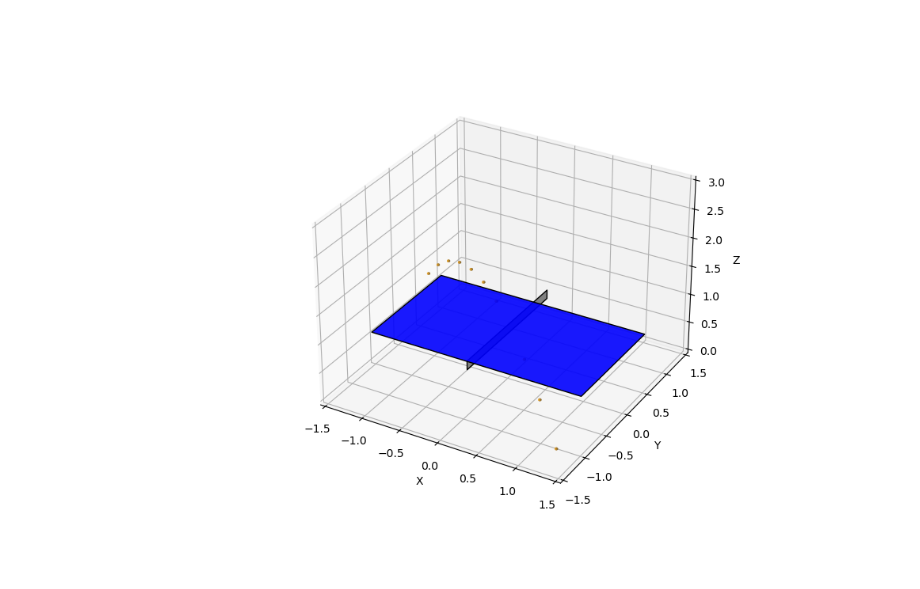
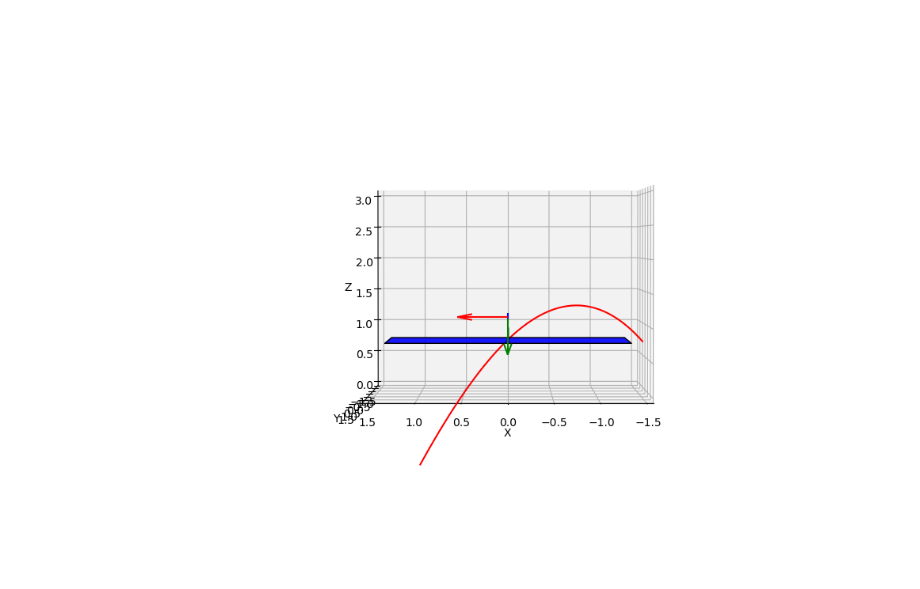
Before and after one commit to Priyanshu4/PingPongTracking, a Jupyter notebook: notebooks/plot_trajectory.ipynb, the cells around one changed output. Saved outputs shown, nothing was run; the diff lists cells and outputs as text; code cells hidden in the pictures.

Commit message:
Added 3D visualization tools such as viewing from the camera angle

```diff
--- a/notebooks/plot_trajectory.ipynb
+++ b/notebooks/plot_trajectory.ipynb
@@ -24,24 +26,23 @@ ball_state: StateVector = np.array([-1.5, 0.7, ball.radius + table.height, 0, 0,
 ball_states = [ball_state]
 
 # Generate future ball states using the transition function
-for i in range(10):
-    ball_state = fx(ball_state, 0.1, ball)
+for i in range(100):
+    ball_state = fx(ball_state, 0.01, ball)
     ball_states.append(ball_state)
+# %%
+# Define the camera pose, we will plot it
+camera_position = np.array([0, table.length/2 + 2, table.height + 0.5])
+camera_orientation = Rotation.from_euler('xyz', [90, 180, 0], degrees=True)
+camera = CameraPose(camera_position, camera_orientation, mirror_y=True)
 # %%
 %matplotlib widget
 fig = plt.figure(figsize=(10, 7))
 ax = fig.add_subplot(111, projection='3d')
 
-plot_table(ax, table)
-plot_ball_states(ax, ball, ball_states)
-
-ax.set_xlim3d(-1.5, 1.5)
-ax.set_ylim3d(-1.5, 1.5)
-ax.set_zlim3d(0, 3)
-ax.set_xlabel('X')
-ax.set_ylabel('Y')
-ax.set_zlabel('Z')
-
+plot3D.plot_table(ax, table)
+plot3D.plot_trajectory(ax, np.array(ball_states)[:,:3])
+plot3D.plot_camera(ax, camera)
+plot3D.view_from_camera_angle(ax, camera)
 plt.show()
 # %% [output]
-[figure, old version]
+[figure, new version]
```
Also changed, not shown: parts of 1 cell of this notebook, 3 other files.
